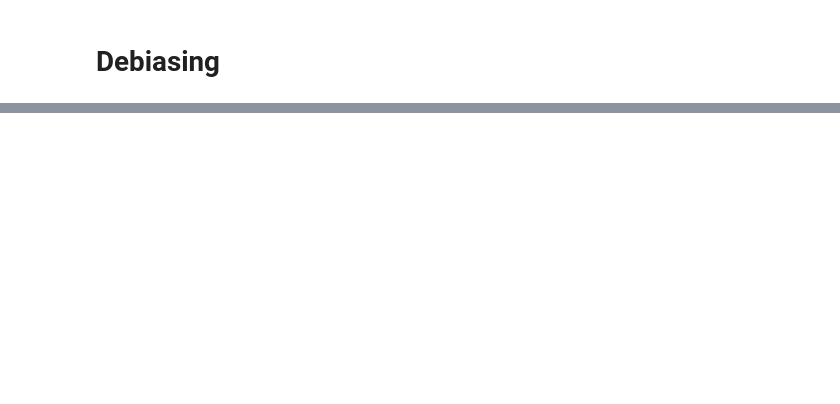
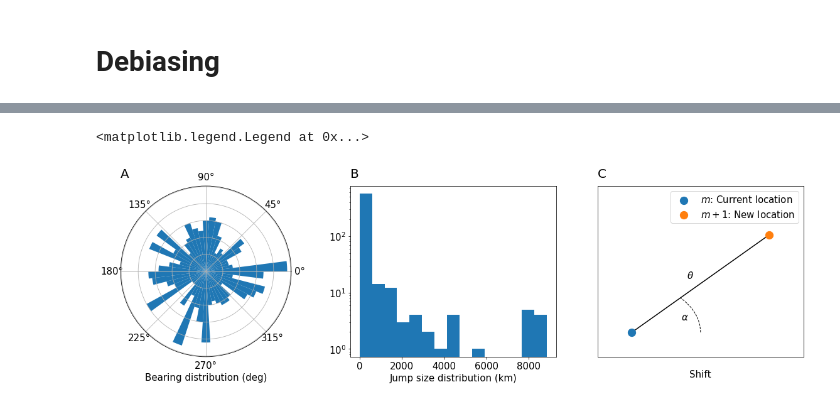
Before and after one commit to TheYuanLiao/individual_mobility_model, a Jupyter notebook: src/py/method-model-plots.ipynb, the cells around one changed output, grey strips where cells are left out. Cells and saved outputs as stored; diff of their text form; code cells hidden in the pictures; blank space fills up the shorter version.

```diff
--- a/src/py/method-model-plots.ipynb
+++ b/src/py/method-model-plots.ipynb
@@ -101,0 +132,46 @@ Text(0, 1.025, 'B')
+# %%
+bearing = models.DirectionTrueProb()
+bearing.fit(usertweets)
+jumpsize = models.JumpSizeTrueProb()
+jumpsize.fit(usertweets)
+# %%
+mpl.rcParams["font.size"] = 15
+fig = plt.figure(figsize=(20,5))
+ax1 = fig.add_subplot(131, polar=True)
+ax2 = fig.add_subplot(132)
+ax3 = fig.add_subplot(133)
+
+ax1.hist(np.radians(bearing.bearings), bins=50)
+ax1.set_yticklabels([])
+ax1.text(0, 1.05, "A", fontsize=20, transform=ax1.transAxes)
+ax1.set_xlabel("Bearing distribution (deg)", fontsize=15)
+
+distances = np.array(jumpsize.jump_sizes_km)
+ax2.hist(distances, bins=15)
+ax2.set_yscale('log')
+ax2.set_xlabel("Jump size distribution (km)", fontsize=15)
+ax2.text(0, 1.05, "B", fontsize=20, transform=ax2.transAxes)
+
+ax3.plot([0,1], [0,1], color='black')
+ax3.scatter(0, 0, label=r"$m$: Current location", zorder=3, s=150)
+ax3.scatter(1,1, label=r"$m+1$: New location", zorder=3, s=150)
+ax3.add_patch(Arc(
+    (0,0),
+    1,
+    1,
+    theta1=0,
+    theta2=45,
+    linestyle="--"
+))
+ax3.set_xlim([-0.25, 1.25])
+ax3.set_ylim([-0.25, 1.5])
+ax3.set_xticks([])
+ax3.get_yaxis().set_visible(False)
+ax3.text(0.36,0.13, r"$\alpha$")
+ax3.text(0.4,0.55, r"$\theta$")
+ax3.text(0, 1.05, "C", fontsize=20, transform=ax3.transAxes)
+ax3.set_xlabel("Shift", fontsize=15, labelpad=20)
+ax3.legend()
+# %% [output]
+<matplotlib.legend.Legend at 0x...>
+[figure, added]
```
Also changed, not shown: parts of 10 cells of this notebook.
